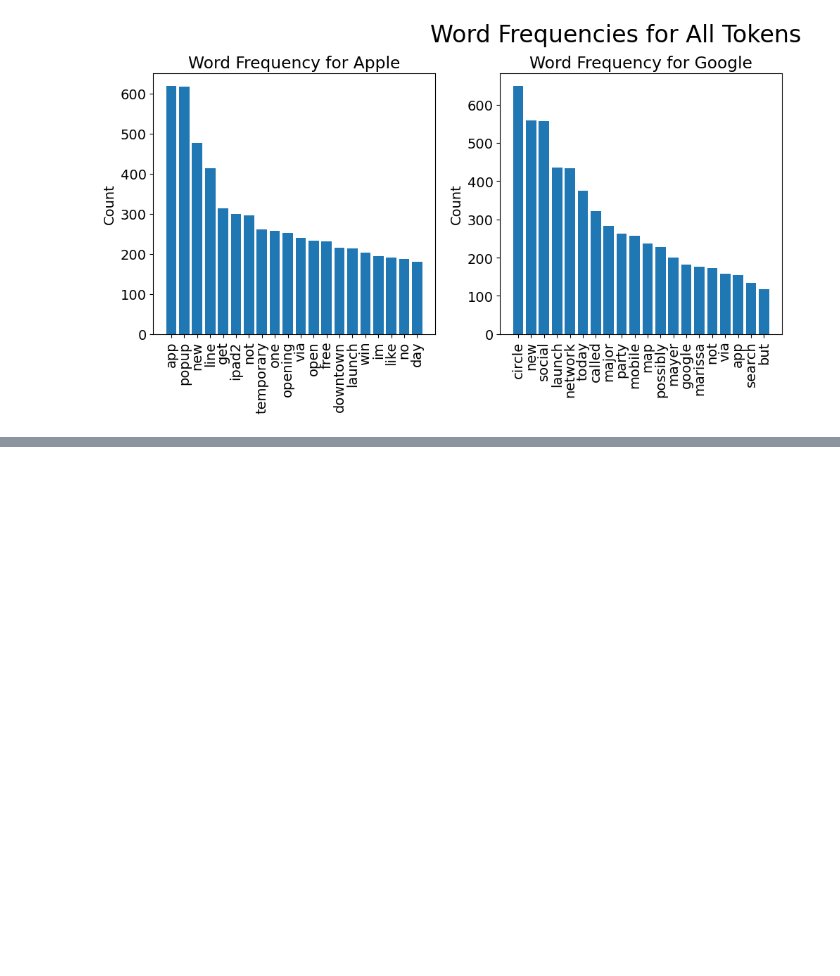
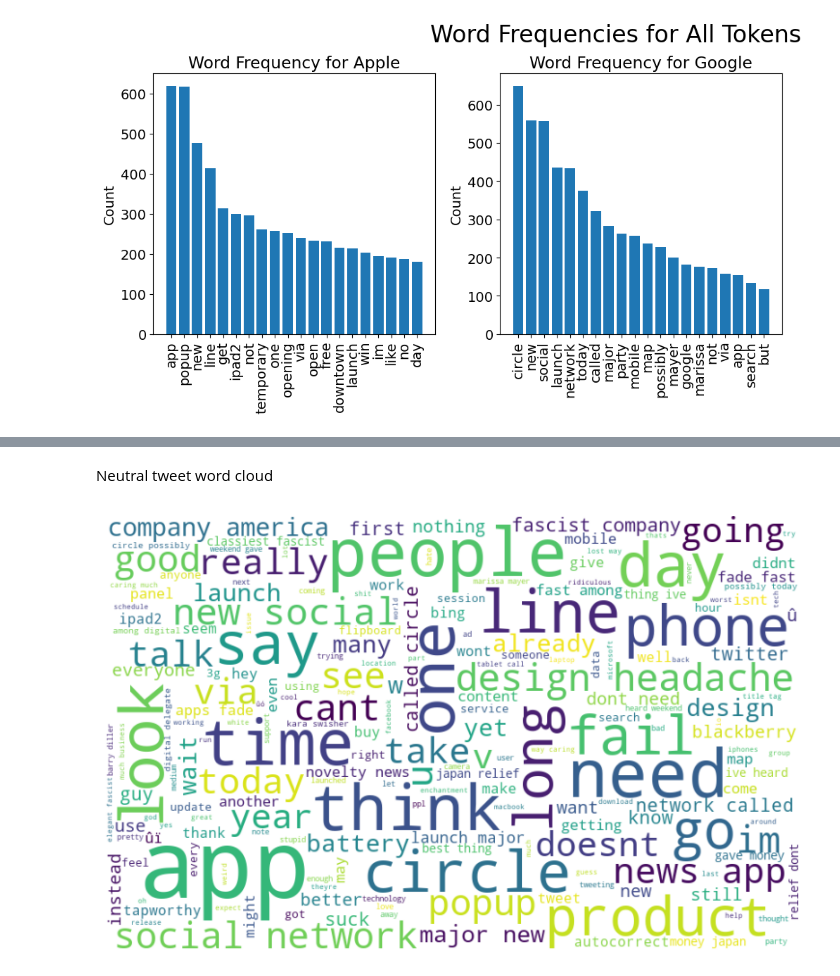
Before and after one commit to bizzfuzz/dsc-phase-4-project, a Jupyter notebook: Tweet.ipynb, the cells around one changed output, grey strips where cells are left out. Cells and saved outputs as stored; diff of their text form; code cells hidden in the pictures; blank space fills up the shorter version.

```diff
--- a/Tweet.ipynb
+++ b/Tweet.ipynb
@@ -554,0 +533,6 @@ stopwordlist = ['a', 'about', 'above', 'after', 'again', 'ain', 'all', 'am', 'an
+# %% [markdown]
+Neutral tweet word cloud
+# %%
+tweet_cloud(df_neu)
+# %% [output]
+[figure, added]
```
Also changed, not shown: parts of 33 cells of this notebook.
